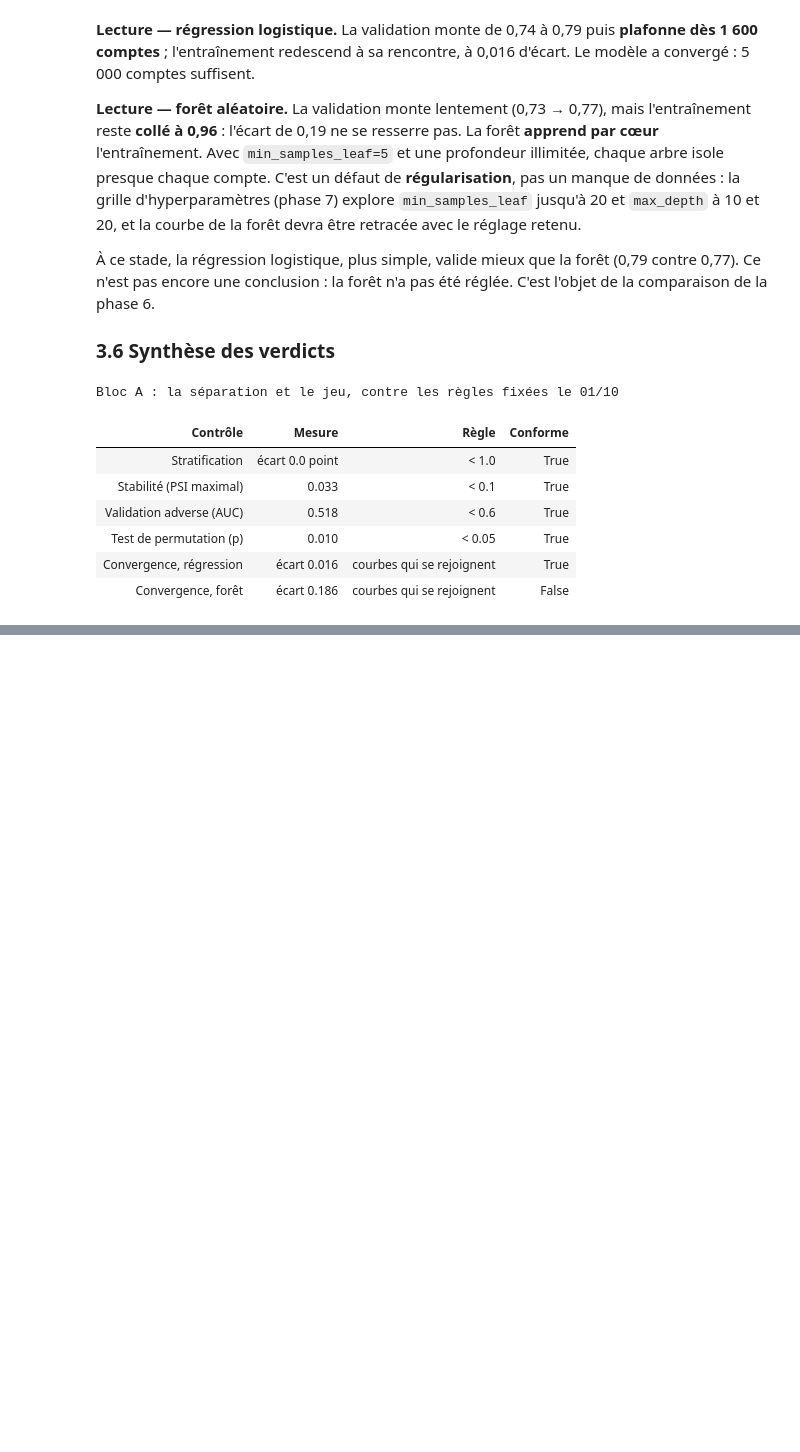
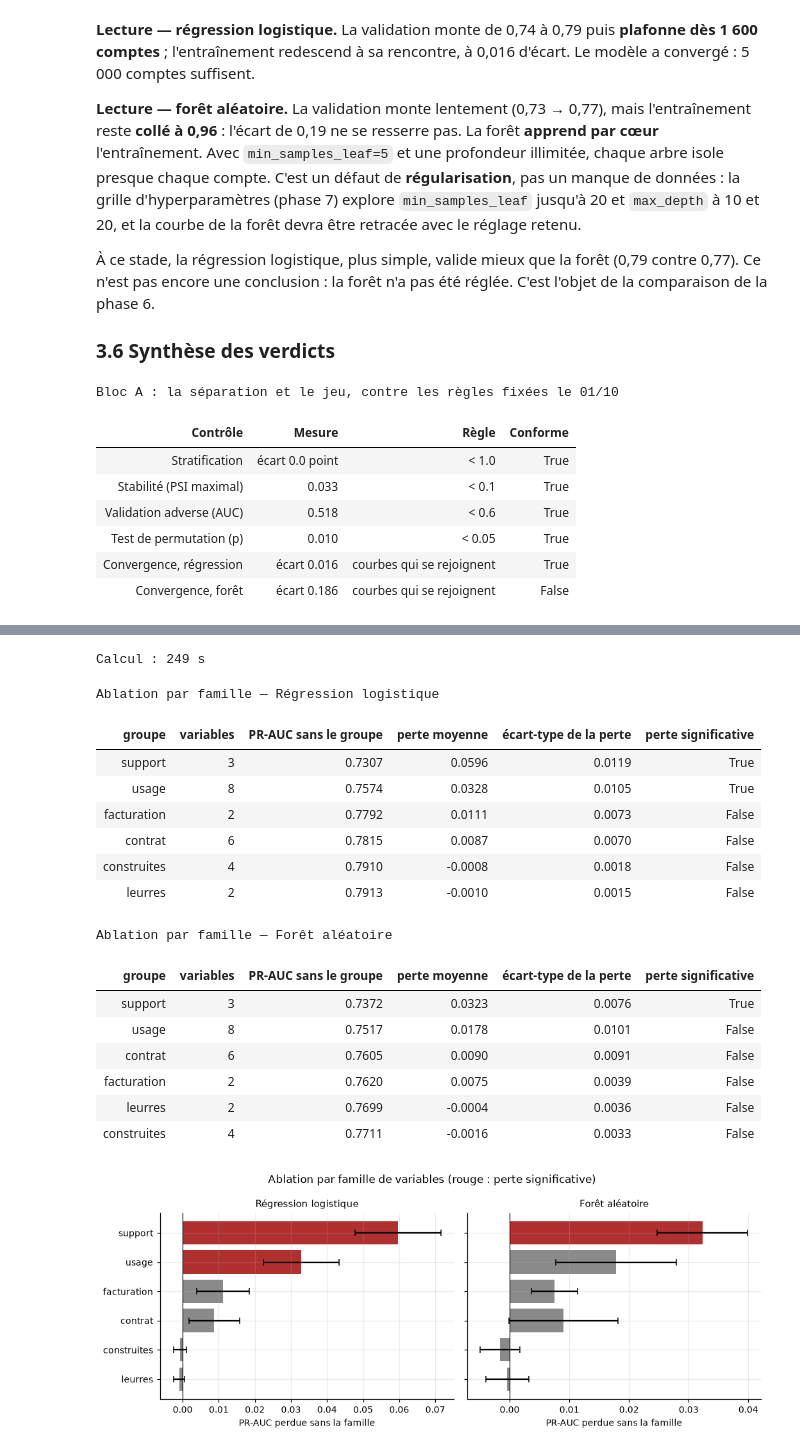
Before and after one commit to air-jaja/ai4me, a Jupyter notebook: notebooks/05_feature_engineering.ipynb, the cells around one changed output, grey strips where cells are left out. Drawn from its saved outputs; the diff is of its cells as text; code cells hidden in the pictures; blank space fills up the shorter version.

```diff
--- a/notebooks/05_feature_engineering.ipynb
+++ b/notebooks/05_feature_engineering.ipynb
@@ -458,0 +518,30 @@ Bloc A : la séparation et le jeu, contre les règles fixées le 01/10
+# %%
+# --- Bloc B: ablation by family --------------------------------------------------------------
+from churn_saas.features import ablation_par_groupe, tracer_ablation
+
+debut = time.perf_counter()
+ablations = {nom: ablation_par_groupe(f, XC, parties.y_entrainement) for nom, f in modeles.items()}
+print(f"Calcul : {time.perf_counter() - debut:.0f} s")
+for nom, table in ablations.items():
+    afficher_tableau(table, titre=f"Ablation par famille — {nom}")
+tracer_ablation(ablations)
+plt.show()
+# %% [output]
+Calcul : 249 s
+Ablation par famille — Régression logistique
+| groupe | variables | PR-AUC sans le groupe | perte moyenne | écart-type de la perte | perte significative |
+| support | 3 | 0.7307 | 0.0596 | 0.0119 | True |
+| usage | 8 | 0.7574 | 0.0328 | 0.0105 | True |
+| facturation | 2 | 0.7792 | 0.0111 | 0.0073 | False |
+| contrat | 6 | 0.7815 | 0.0087 | 0.0070 | False |
+| construites | 4 | 0.7910 | -0.0008 | 0.0018 | False |
+| leurres | 2 | 0.7913 | -0.0010 | 0.0015 | False |
+Ablation par famille — Forêt aléatoire
+| groupe | variables | PR-AUC sans le groupe | perte moyenne | écart-type de la perte | perte significative |
+| support | 3 | 0.7372 | 0.0323 | 0.0076 | True |
+| usage | 8 | 0.7517 | 0.0178 | 0.0101 | False |
+| contrat | 6 | 0.7605 | 0.0090 | 0.0091 | False |
+| facturation | 2 | 0.7620 | 0.0075 | 0.0039 | False |
+| leurres | 2 | 0.7699 | -0.0004 | 0.0036 | False |
+| construites | 4 | 0.7711 | -0.0016 | 0.0033 | False |
+[figure, added]
```
Also changed, not shown: parts of 22 cells of this notebook, 35 other files.
